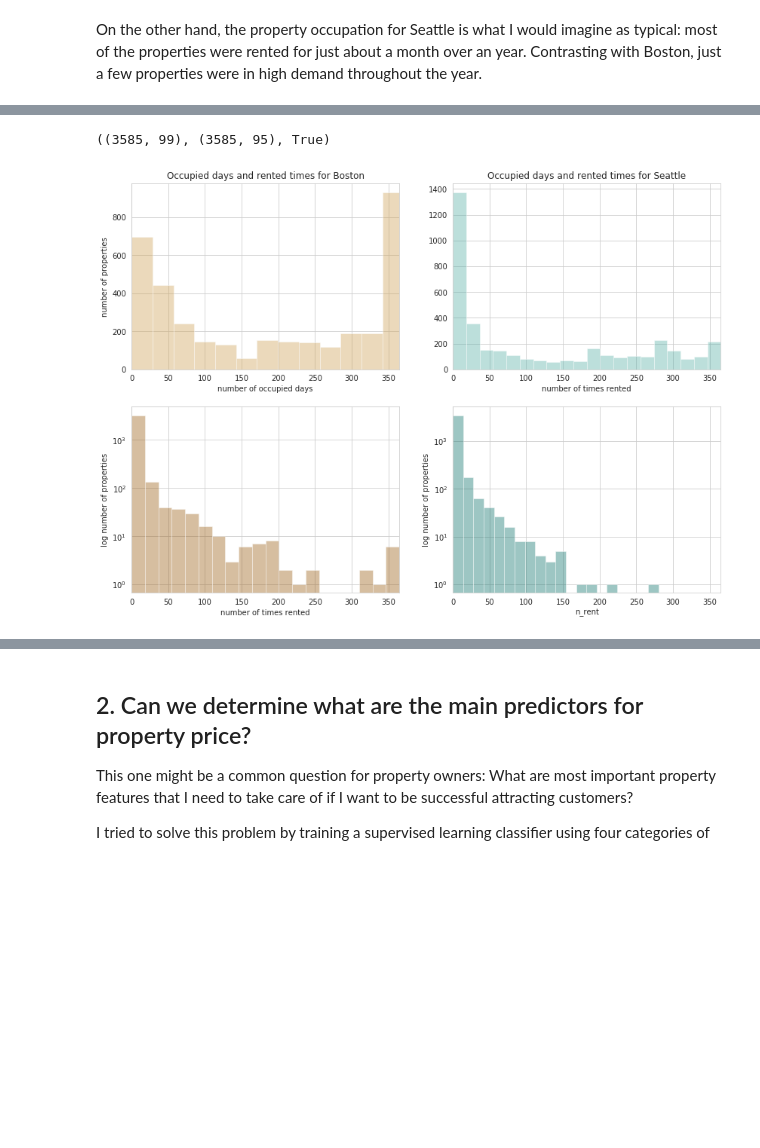
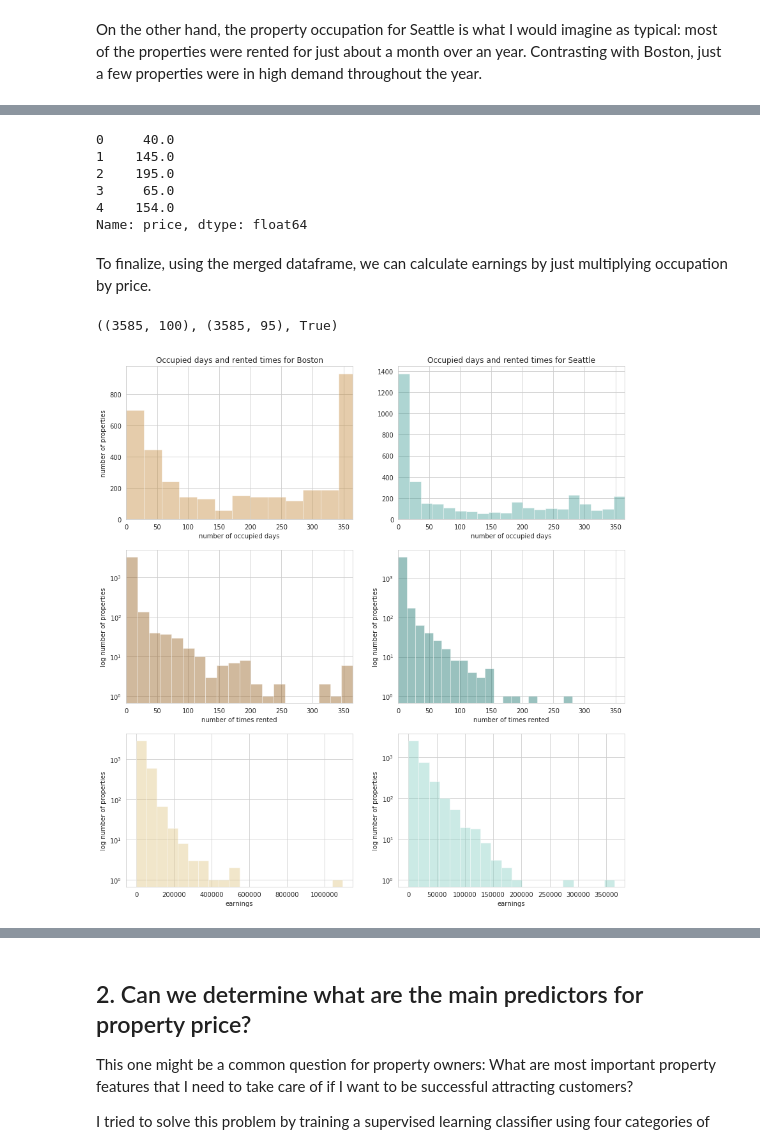
Before and after one commit to bvcmartins/dsndProject4, a Jupyter notebook: airbnb_project.ipynb, the cells around one changed output, grey strips where cells are left out. Drawn from its saved outputs; the diff is of its cells as text; code cells hidden in the pictures; blank space fills up the shorter version.

```diff
--- a/airbnb_project.ipynb
+++ b/airbnb_project.ipynb
@@ -146,10 +167,3 @@ seattle2 = palette[5]
-# %%
-# get base colors for boston and seattle
-base_color = sns.color_palette()[1]
-boston1 = sns.color_palette('Paired')[0]
-boston2 = sns.color_palette('Paired')[1]
-seattle1 = sns.color_palette('Paired')[6]
-seattle2 = sns.color_palette('Paired')[7]
 # %% [markdown]
 ### What is the average occupation per month?
 
@@ -247,5 +269,8 @@ Are these long-term rents a measure of success. Of course, the unit is occupied
 # %%
 def n_rents(df_rent, df_listings):
+    '''
+
+    '''
     df_rent = df_rent.merge(df_listings, how='inner', left_on='listing_id', right_on='id', suffixes=(False,False))
     df_rent['avg_nights'] = (df_listings['maximum_nights'] + df_listings['minimum_nights']) / 2.0
     df_rent['n_rent'] = df_rent['occupied'] / df_rent['avg_nights']
@@ -257,31 +286,58 @@ seattle_merge = n_rents(seattle_rent, seattle_listings)
+# %%
+boston_merge.price.head()
+# %% [output]
+0     40.0
+1    145.0
+2    195.0
+3     65.0
+4    154.0
+Name: price, dtype: float64
+# %% [markdown]
+To finalize, using the merged dataframe, we can calculate earnings by just multiplying occupation by price.
+# %%
+boston_merge['price'] = boston_merge['price'].replace('[\$,]', '', regex=True).astype(float)
+seattle_merge['price'] = seattle_merge['price'].replace('[\$,]', '', regex=True).astype(float)
+# %%
+boston_merge['earnings'] = boston_merge['occupied'] * boston_merge['price']
+seattle_merge['earnings'] = seattle_merge['occupied'] * seattle_merge['price']
 # %%
 boston_merge.shape, boston_listings.shape, boston_merge.isnull().values.any()
 # %% [output]
-((3585, 99), (3585, 95), True)
+((3585, 100), (3585, 95), True)
 # %%
-fig, axes = plt.subplots(2,2, figsize=(14,10))
-sns.distplot(boston_rent['occupied'], ax=axes[0][0], kde=False, color=boston2, bins=20);
+fig, axes = plt.subplots(3,2, figsize=(14,15))
+sns.distplot(boston_merge['occupied'], ax=axes[0][0], kde=False, color=boston2, bins=20);
 sns.distplot(boston_merge['n_rent'], ax=axes[1][0], kde=False, color=boston1, bins=20)
+sns.distplot(boston_merge['earnings'], ax=axes[2][0], kde=False, color=boston3, bins=20)
+
 #ax1.legend(loc='upper left');
 axes[0][0].set_title('Occupied days and rented times for Boston')
 axes[0][0].set_xlim((0,365));
 axes[0][0].set_xlabel('number of occupied days')
 axes[0][0].set_ylabel('number of properties')
 axes[1][0].set_xlim((0,365));
 axes[1][0].set_yscale('log');
 axes[1][0].set_xlabel('number of times rented')
 axes[1][0].set_ylabel('log number of properties')
+axes[2][0].set_yscale('log');
+axes[2][0].set_xlabel('earnings')
+axes[2][0].set_ylabel('log number of properties')
 #ax1.set_ylim((0,1650));
-sns.distplot(seattle_rent['occupied'], ax=axes[0][1], kde=False, color=seattle2, bins=20);
+sns.distplot(seattle_merge['occupied'], ax=axes[0][1], kde=False, color=seattle2, bins=20);
 sns.distplot(seattle_merge['n_rent'], ax=axes[1][1], kde=False, color=seattle1, bins=20);
+sns.distplot(seattle_merge['earnings'], ax=axes[2][1], kde=False, color=seattle3, bins=20)
+
 axes[0][1].set_title('Occupied days and rented times for Seattle')
 axes[0][1].set_xlim((0,365));
 axes[0][1].set_xlabel('number of occupied days')
 axes[1][1].set_ylabel('number of properties')
 axes[1][1].set_xlim((0,365));
 axes[1][1].set_yscale('log');
-axes[0][1].set_xlabel('number of times rented')
+axes[1][1].set_xlabel('number of times rented')
 axes[1][1].set_ylabel('log number of properties');
+axes[2][1].set_yscale('log');
+axes[2][1].set_xlabel('earnings')
+axes[2][1].set_ylabel('log number of properties');
 # %% [output]
-[figure, old version]
+[figure, new version]
 # %% [markdown]
```
Also changed, not shown: parts of 24 cells of this notebook.
